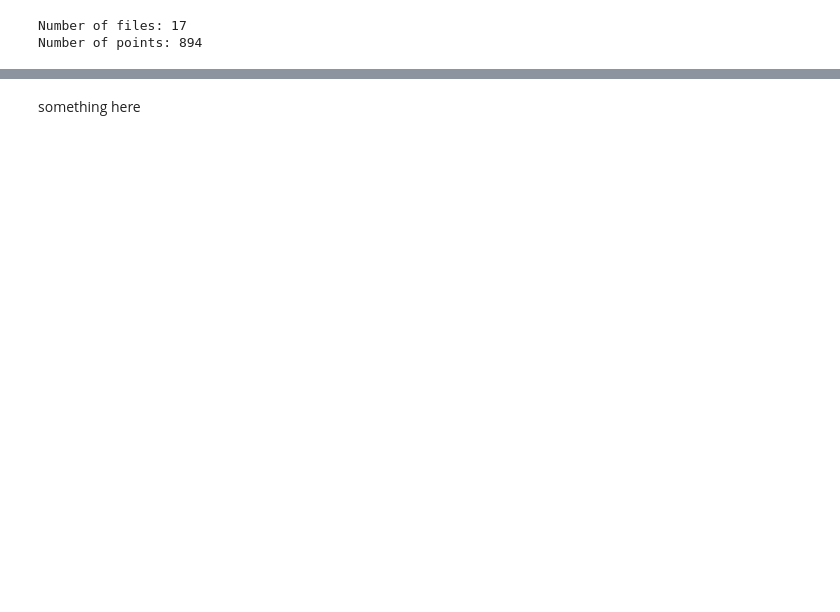
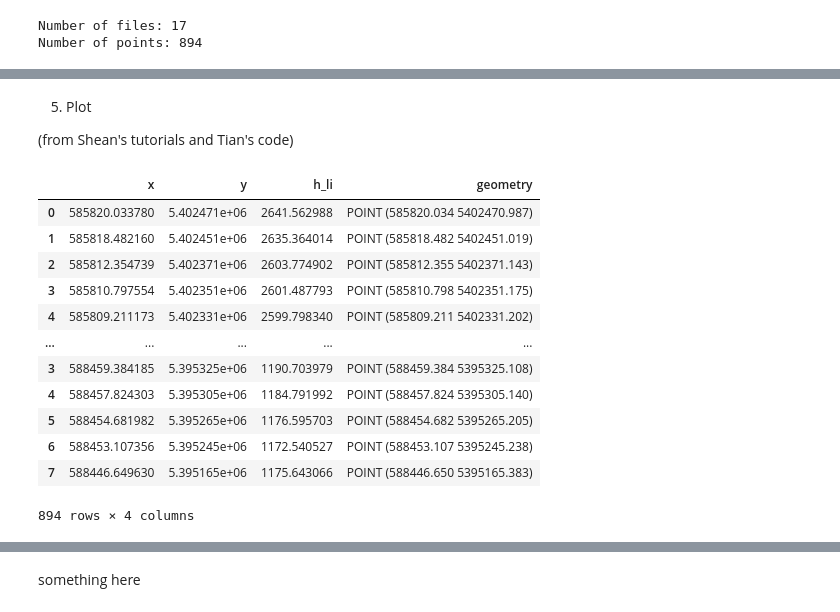
Before and after one commit to ICESAT-2HackWeek/Assimilation, a Jupyter notebook: contributors/whyjz/ICESat2-interp.ipynb, the cells around one changed output, grey strips where cells are left out. Saved outputs shown, nothing was run; the diff lists cells and outputs as text; code cells hidden in the pictures; blank space fills up the shorter version.

```diff
--- a/contributors/whyjz/ICESat2-interp.ipynb
+++ b/contributors/whyjz/ICESat2-interp.ipynb
@@ -121,0 +123,24 @@ import glob
+# %% [markdown]
+5. Plot
+
+(from Shean's tutorials and Tian's code)
+# %%
+import geopandas as gpd
+
+# ddf_gpd = gpd.GeoDataFrame(glas_df, geometry=gpd.points_from_xy(glas_df['lon'], glas_df['lat']), crs='EPSG:32610')
+ddf_gpd = gpd.GeoDataFrame(ddf, geometry=gpd.points_from_xy(ddf['x'], ddf['y']), crs='EPSG:32610')
+ddf_gpd
+# %% [output]
+|  | x | y | h_li | geometry |
+| 0 | 585820.033780 | 5.402471e+06 | 2641.562988 | POINT (585820.034 5402470.987) |
+| 1 | 585818.482160 | 5.402451e+06 | 2635.364014 | POINT (585818.482 5402451.019) |
+| 2 | 585812.354739 | 5.402371e+06 | 2603.774902 | POINT (585812.355 5402371.143) |
+| 3 | 585810.797554 | 5.402351e+06 | 2601.487793 | POINT (585810.798 5402351.175) |
+| 4 | 585809.211173 | 5.402331e+06 | 2599.798340 | POINT (585809.211 5402331.202) |
+| ... | ... | ... | ... | ... |
+| 3 | 588459.384185 | 5.395325e+06 | 1190.703979 | POINT (588459.384 5395325.108) |
+| 4 | 588457.824303 | 5.395305e+06 | 1184.791992 | POINT (588457.824 5395305.140) |
+| 5 | 588454.681982 | 5.395265e+06 | 1176.595703 | POINT (588454.682 5395265.205) |
+| 6 | 588453.107356 | 5.395245e+06 | 1172.540527 | POINT (588453.107 5395245.238) |
+| 7 | 588446.649630 | 5.395165e+06 | 1175.643066 | POINT (588446.650 5395165.383) |
+894 rows × 4 columns
```
Also changed, not shown: parts of 8 cells of this notebook, 1 other file.
